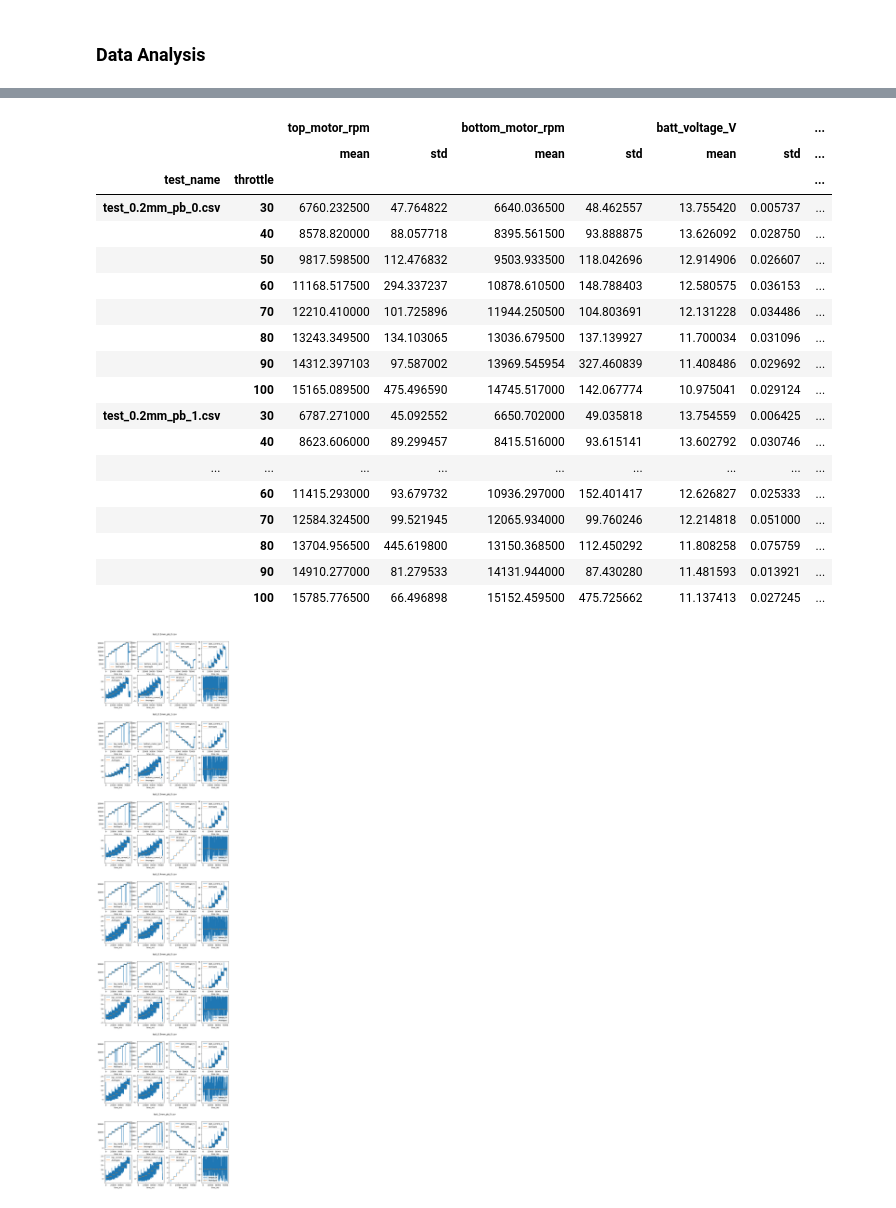
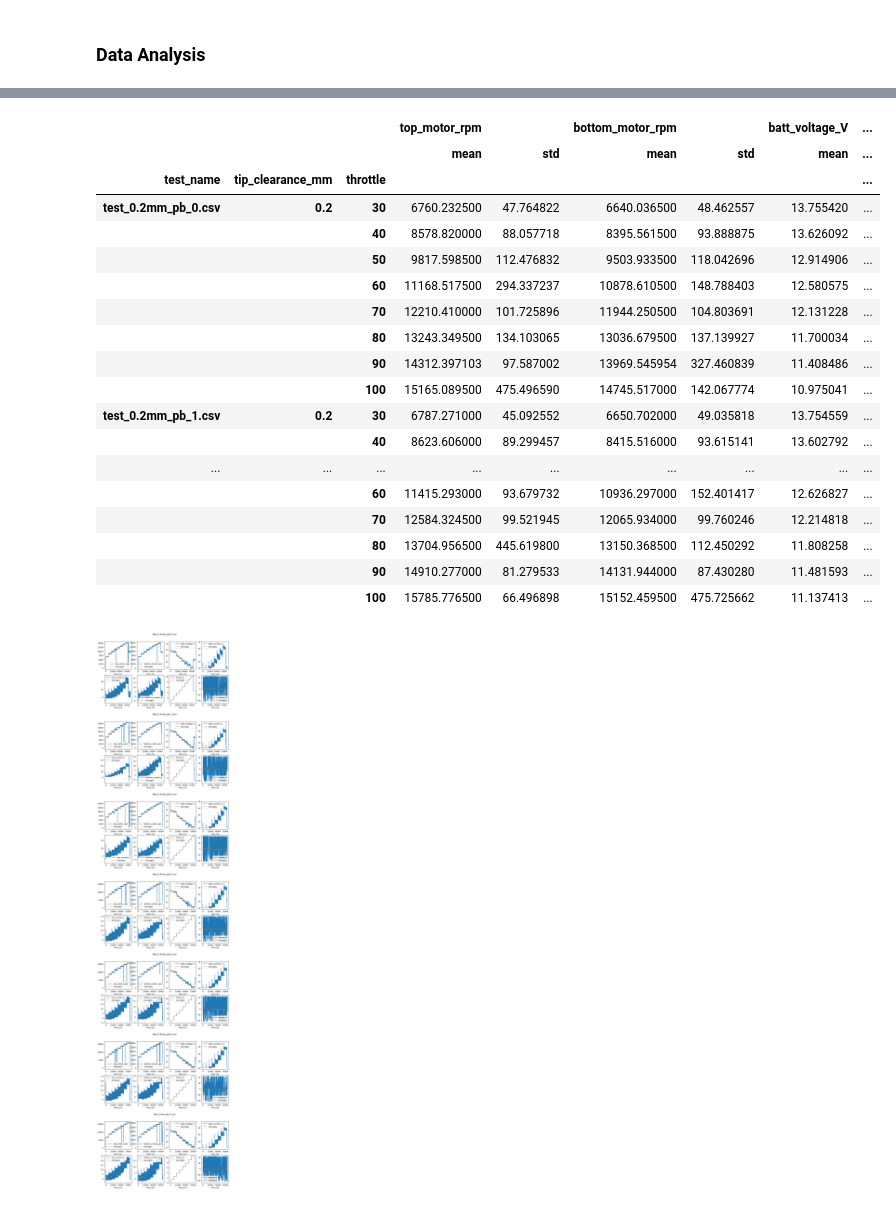
Before and after one commit to gtaharaedmonds/coaxial-drone, a Jupyter notebook: thrust_jig/test_runner/fine_tip_clearance_experiment_notebook.ipynb, the cells around one changed output, grey strips where cells are left out. Saved outputs shown, nothing was run; the diff lists cells and outputs as text; code cells hidden in the pictures.

```diff
--- a/thrust_jig/test_runner/fine_tip_clearance_experiment_notebook.ipynb
+++ b/thrust_jig/test_runner/fine_tip_clearance_experiment_notebook.ipynb
@@ -136,0 +109,21 @@ df_all
+# %%
+# Aggregate test data
+tip_filename_regex = re.compile(r"test_(\d*\.?\d*)mm")
+
+
+df_all = pd.concat(
+    data_dict.values(),
+    keys=[
+        (
+            file,
+            (
+                float(match.group(1))
+                if (match := tip_filename_regex.match(file))
+                else None
+            ),
+        )
+        for file in files
+    ],
+    names=["test_name", "tip_clearance_mm"],
+).sort_index()
+df_all
@@ -140,53 +148,54 @@ transient_offset_ms = (
     2000  # Ignore first 500 ms of each throttle step to allow transients to settle
 )
 stable_step_duration_ms = step_duration_ms - transient_offset_ms
 step_start_times = np.arange(len(step_range)) * step_duration_ms
 
 
 # Aggregate data for each throttle step
 df_steps = (
     pd.concat(
         [
             df_all.loc[
                 (
                     slice(None),
+                    slice(None),
                     slice(
                         t_start + transient_offset_ms,
                         t_start + transient_offset_ms + stable_step_duration_ms,
                     ),
                 ),
                 :,
             ]
             for t_start in step_start_times
         ],
         keys=step_range,
         names=["throttle"],
     )
-    .groupby(["test_name", "throttle"])
+    .groupby(["test_name", "tip_clearance_mm", "throttle"])
     .agg(["mean", "std"])
 )
 
 df_steps
 # %% [output]
-|  |  | top_motor_rpm |  | bottom_motor_rpm |  | batt_voltage_V |  | ... |
-|  |  | mean | std | mean | std | mean | std | ... |
-| test_name | throttle |  |  |  |  |  |  | ... |
-| test_0.2mm_pb_0.csv | 30 | 6760.232500 | 47.764822 | 6640.036500 | 48.462557 | 13.755420 | 0.005737 | ... |
-|  | 40 | 8578.820000 | 88.057718 | 8395.561500 | 93.888875 | 13.626092 | 0.028750 | ... |
-|  | 50 | 9817.598500 | 112.476832 | 9503.933500 | 118.042696 | 12.914906 | 0.026607 | ... |
-|  | 60 | 11168.517500 | 294.337237 | 10878.610500 | 148.788403 | 12.580575 | 0.036153 | ... |
-|  | 70 | 12210.410000 | 101.725896 | 11944.250500 | 104.803691 | 12.131228 | 0.034486 | ... |
-|  | 80 | 13243.349500 | 134.103065 | 13036.679500 | 137.139927 | 11.700034 | 0.031096 | ... |
-|  | 90 | 14312.397103 | 97.587002 | 13969.545954 | 327.460839 | 11.408486 | 0.029692 | ... |
-|  | 100 | 15165.089500 | 475.496590 | 14745.517000 | 142.067774 | 10.975041 | 0.029124 | ... |
-| test_0.2mm_pb_1.csv | 30 | 6787.271000 | 45.092552 | 6650.702000 | 49.035818 | 13.754559 | 0.006425 | ... |
-|  | 40 | 8623.606000 | 89.299457 | 8415.516000 | 93.615141 | 13.602792 | 0.030746 | ... |
+|  |  |  | top_motor_rpm |  | bottom_motor_rpm |  | batt_voltage_V | ... |
+|  |  |  | mean | std | mean | std | mean | ... |
+| test_name | tip_clearance_mm | throttle |  |  |  |  |  | ... |
+| test_0.2mm_pb_0.csv | 0.2 | 30 | 6760.232500 | 47.764822 | 6640.036500 | 48.462557 | 13.755420 | ... |
+|  |  | 40 | 8578.820000 | 88.057718 | 8395.561500 | 93.888875 | 13.626092 | ... |
+|  |  | 50 | 9817.598500 | 112.476832 | 9503.933500 | 118.042696 | 12.914906 | ... |
+|  |  | 60 | 11168.517500 | 294.337237 | 10878.610500 | 148.788403 | 12.580575 | ... |
+|  |  | 70 | 12210.410000 | 101.725896 | 11944.250500 | 104.803691 | 12.131228 | ... |
+|  |  | 80 | 13243.349500 | 134.103065 | 13036.679500 | 137.139927 | 11.700034 | ... |
+|  |  | 90 | 14312.397103 | 97.587002 | 13969.545954 | 327.460839 | 11.408486 | ... |
+|  |  | 100 | 15165.089500 | 475.496590 | 14745.517000 | 142.067774 | 10.975041 | ... |
+| test_0.2mm_pb_1.csv | 0.2 | 30 | 6787.271000 | 45.092552 | 6650.702000 | 49.035818 | 13.754559 | ... |
+|  |  | 40 | 8623.606000 | 89.299457 | 8415.516000 | 93.615141 | 13.602792 | ... |
 | ... | ... | ... | ... | ... | ... | ... | ... | ... |
-|  | 60 | 11415.293000 | 93.679732 | 10936.297000 | 152.401417 | 12.626827 | 0.025333 | ... |
-|  | 70 | 12584.324500 | 99.521945 | 12065.934000 | 99.760246 | 12.214818 | 0.051000 | ... |
-|  | 80 | 13704.956500 | 445.619800 | 13150.368500 | 112.450292 | 11.808258 | 0.075759 | ... |
-|  | 90 | 14910.277000 | 81.279533 | 14131.944000 | 87.430280 | 11.481593 | 0.013921 | ... |
-|  | 100 | 15785.776500 | 66.496898 | 15152.459500 | 475.725662 | 11.137413 | 0.027245 | ... |
+|  |  | 60 | 11415.293000 | 93.679732 | 10936.297000 | 152.401417 | 12.626827 | ... |
+|  |  | 70 | 12584.324500 | 99.521945 | 12065.934000 | 99.760246 | 12.214818 | ... |
+|  |  | 80 | 13704.956500 | 445.619800 | 13150.368500 | 112.450292 | 11.808258 | ... |
+|  |  | 90 | 14910.277000 | 81.279533 | 14131.944000 | 87.430280 | 11.481593 | ... |
+|  |  | 100 | 15785.776500 | 66.496898 | 15152.459500 | 475.725662 | 11.137413 | ... |
 # %%
 # Debug plots
 fig = plt.figure(figsize=(12, 6*len(data_dict)))
```
Also changed, not shown: parts of 7 cells of this notebook.
